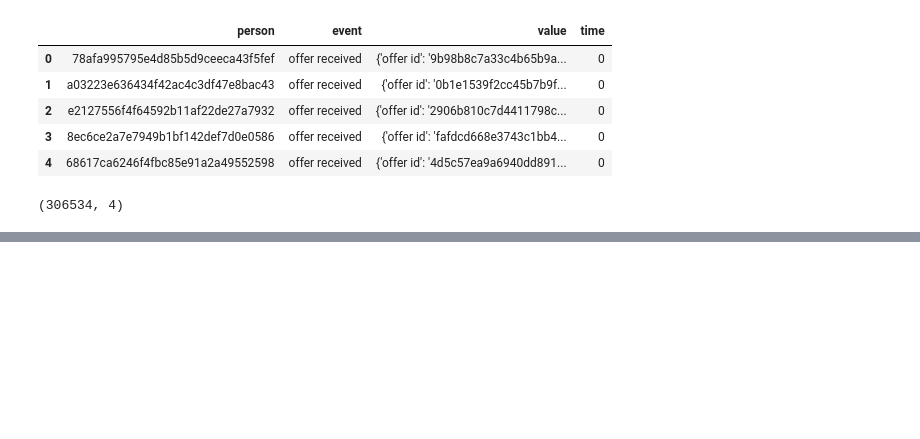
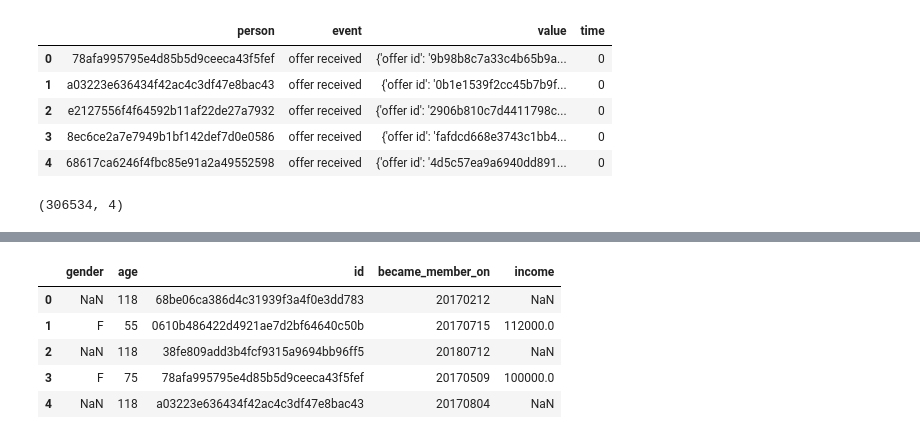
Before and after one commit to malekaburaddaha/Starbucks-Project, a Jupyter notebook: Starbucks_Capstone_notebook.ipynb, the cells around one changed output, grey strips where cells are left out. Cells and saved outputs as stored; diff of their text form; code cells hidden in the pictures; blank space fills up the shorter version.

```diff
--- a/Starbucks_Capstone_notebook.ipynb
+++ b/Starbucks_Capstone_notebook.ipynb
@@ -115,0 +145,11 @@ display(transcript.shape)
+# %%
+#clear the NaN values
+complete_profile = profile[~profile.isna()]
+complete_profile.head()
+# %% [output]
+|  | gender | age | id | became_member_on | income |
+| 0 | NaN | 118 | 68be06ca386d4c31939f3a4f0e3dd783 | 20170212 | NaN |
+| 1 | F | 55 | 0610b486422d4921ae7d2bf64640c50b | 20170715 | 112000.0 |
+| 2 | NaN | 118 | 38fe809add3b4fcf9315a9694bb96ff5 | 20180712 | NaN |
+| 3 | F | 75 | 78afa995795e4d85b5d9ceeca43f5fef | 20170509 | 100000.0 |
+| 4 | NaN | 118 | a03223e636434f42ac4c3df47e8bac43 | 20170804 | NaN |
```
Also changed, not shown: parts of 4 cells of this notebook.
